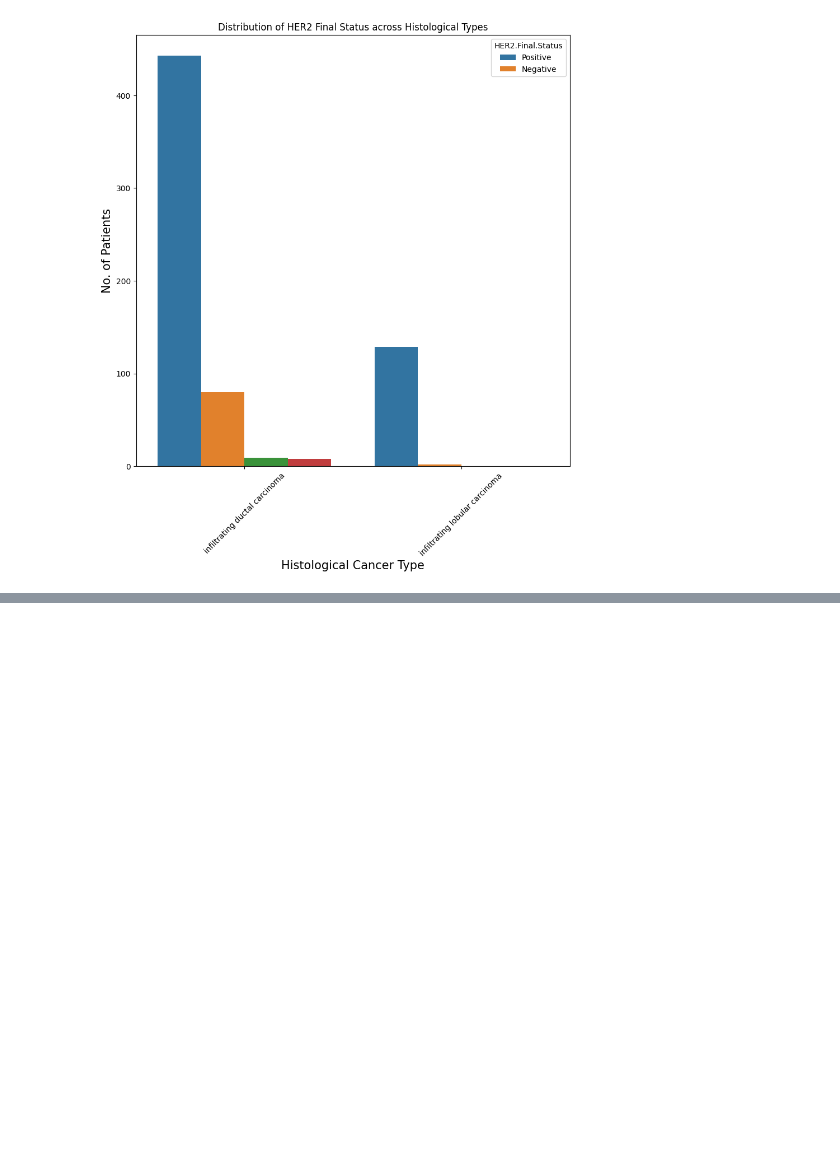
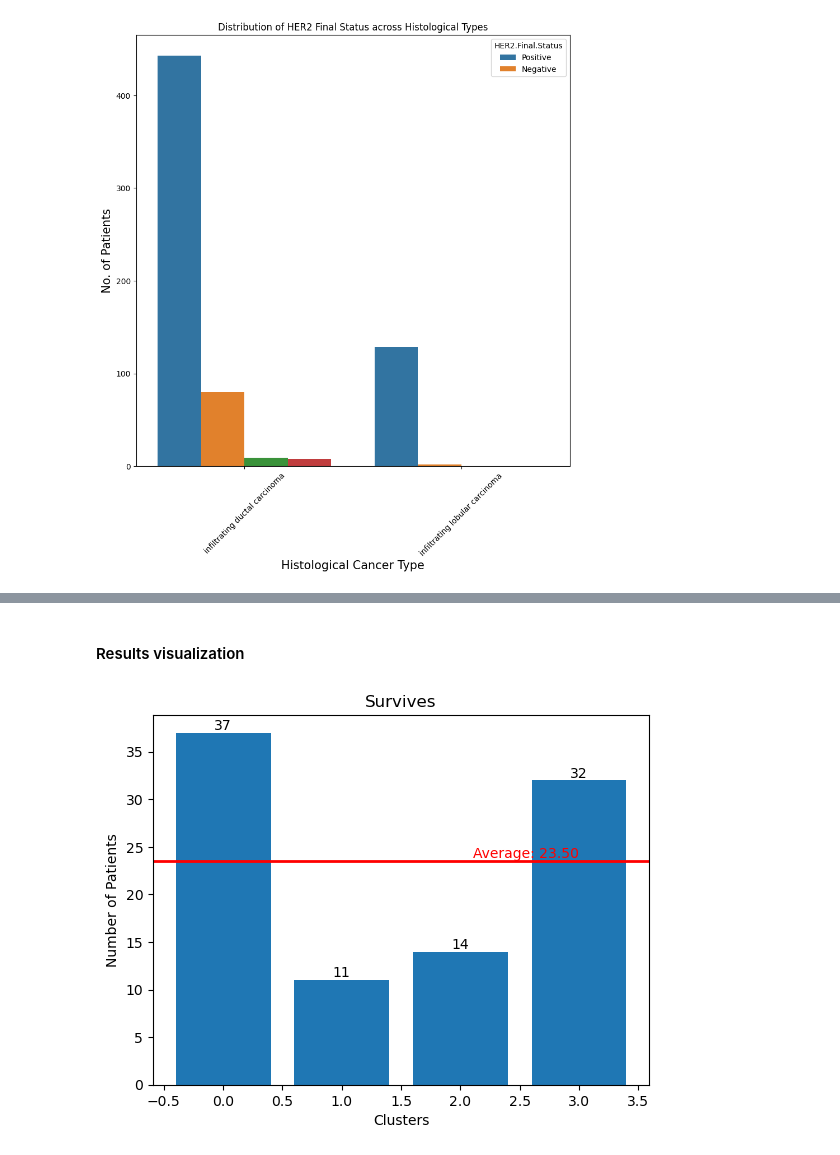
Before and after one commit to mehlu22/CSDS-458-Final-Project, a Jupyter notebook: final_code.ipynb, the cells around one changed output, grey strips where cells are left out. Cells and saved outputs as stored; diff of their text form; code cells hidden in the pictures; blank space fills up the shorter version.

Commit message:
Update the Clustering part

```diff
--- a/final_code.ipynb
+++ b/final_code.ipynb
@@ -459,0 +834,24 @@ Chi-square test for HER2.Final.Status and histological type, p-value: 4.66854611
+# %%
+# Counters
+c1_h_2 = 0
+c2_h_2 = 0
+c3_h_2 = 0
+c4_h_2 = 0
+
+#Computing counters
+for i in range(len(histological_type_labels)):
+    if histological_type_labels[i] == 1:
+        if i in c1:
+            c1_h_2 += 1
+        elif i in c2:
+            c2_h_2 += 1
+        elif i in c3:
+            c3_h_2 += 1
+        elif i in c4:
+            c4_h_2 += 1
+
+#Show lobular carcinoma in clusters
+print("Cluster 1 lobular carcinoma:", c1_h_2, "\n")
+print("Cluster 2 lobular carcinoma:", c2_h_2, "\n")
+print("Cluster 3 lobular carcinoma:", c3_h_2, "\n")
+print("Cluster 4 lobular carcinoma:", c4_h_2, "\n")
@@ -459,0 +866,24 @@ Chi-square test for HER2.Final.Status and histological type, p-value: 4.66854611
+# %% [markdown]
+#### Results visualization
+# %%
+#Survives
+vplot = [c1_v_1,c2_v_1,c3_v_1,c4_v_1]
+
+vaverage = sum(vplot) / len(vplot)
+
+plt.bar(range(len(vplot)), vplot)
+
+for i, value in enumerate(vplot):
+    plt.text(i, value, str(value), ha='center', va='bottom')
+
+plt.axhline(y=vaverage, color='r', linestyle='-', linewidth=2)
+
+plt.title("Survives")
+plt.xlabel("Clusters")
+plt.ylabel("Number of Patients")
+
+plt.text(len(vplot)-1, vaverage, f'Average: {vaverage:.2f}', va='bottom', ha='right', color='red')
+
+plt.show()
+# %% [output]
+[figure, added]
```
Also changed, not shown: parts of 25 cells of this notebook.
